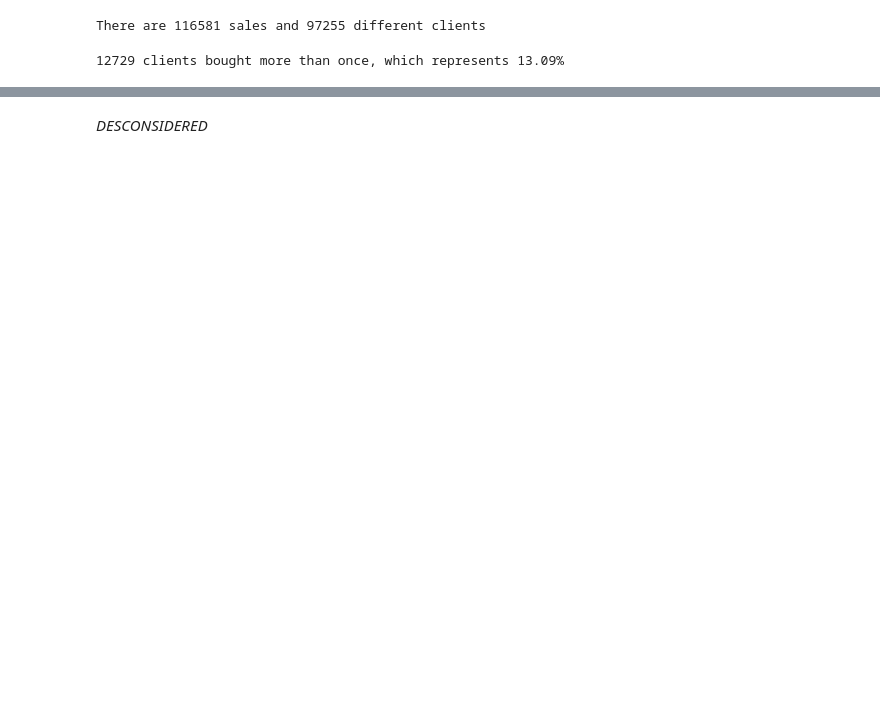
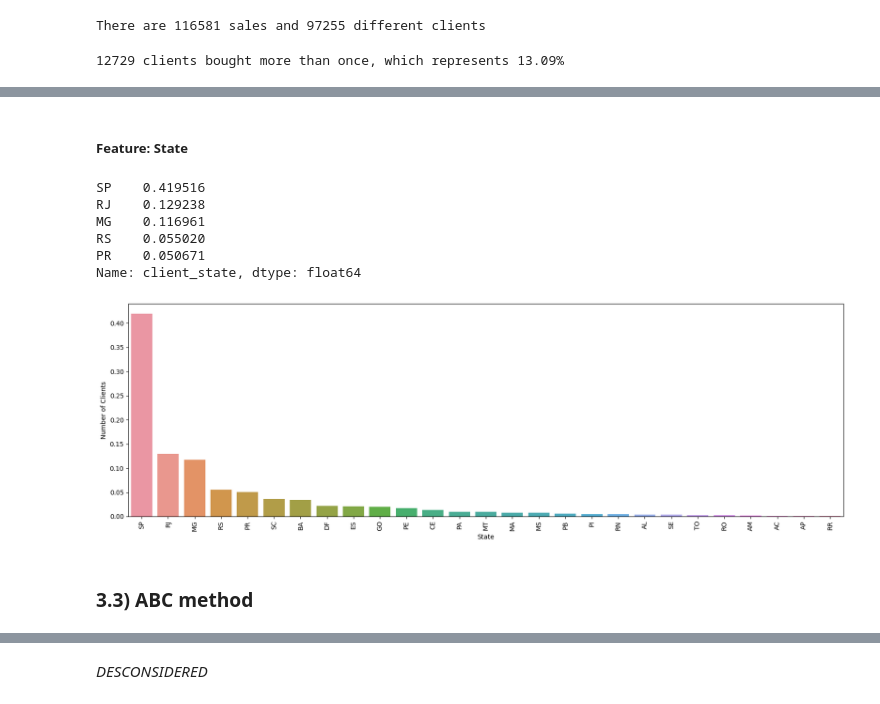
Before and after one commit to barbarafarah/clustering-clients, a Jupyter notebook: classifyng-customers.ipynb, the cells around one changed output, grey strips where cells are left out. Cells and saved outputs as stored; diff of their text form; code cells hidden in the pictures; blank space fills up the shorter version.

```diff
--- a/classifyng-customers.ipynb
+++ b/classifyng-customers.ipynb
@@ -213,0 +288,31 @@ The clients that bought more than once represents 27.48% of the billing
+# %% [markdown]
+##### Feature: State
+# %%
+df_clients['client_state'].value_counts(normalize=True).head()
+# %% [output]
+SP    0.419516
+RJ    0.129238
+MG    0.116961
+RS    0.055020
+PR    0.050671
+Name: client_state, dtype: float64
+# %%
+plt.figure(figsize=(20, 6))
+
+#Create an aux dataframe
+aux = df_clients['client_state'].value_counts(normalize=True).sort_values(ascending=False)
+
+# create bar plot of sorted state counts with seaborn
+sns.barplot(x=aux.index, y=aux.values)
+
+# set axis labels and rotate x-axis labels
+plt.xlabel('State')
+plt.ylabel('Number of Clients')
+plt.xticks(rotation=90)
+
+# display plot
+plt.show()
+# %% [output]
+[figure, added]
+# %% [markdown]
+### 3.3) ABC method
```
Also changed, not shown: parts of 40 cells of this notebook, 2 other files.
